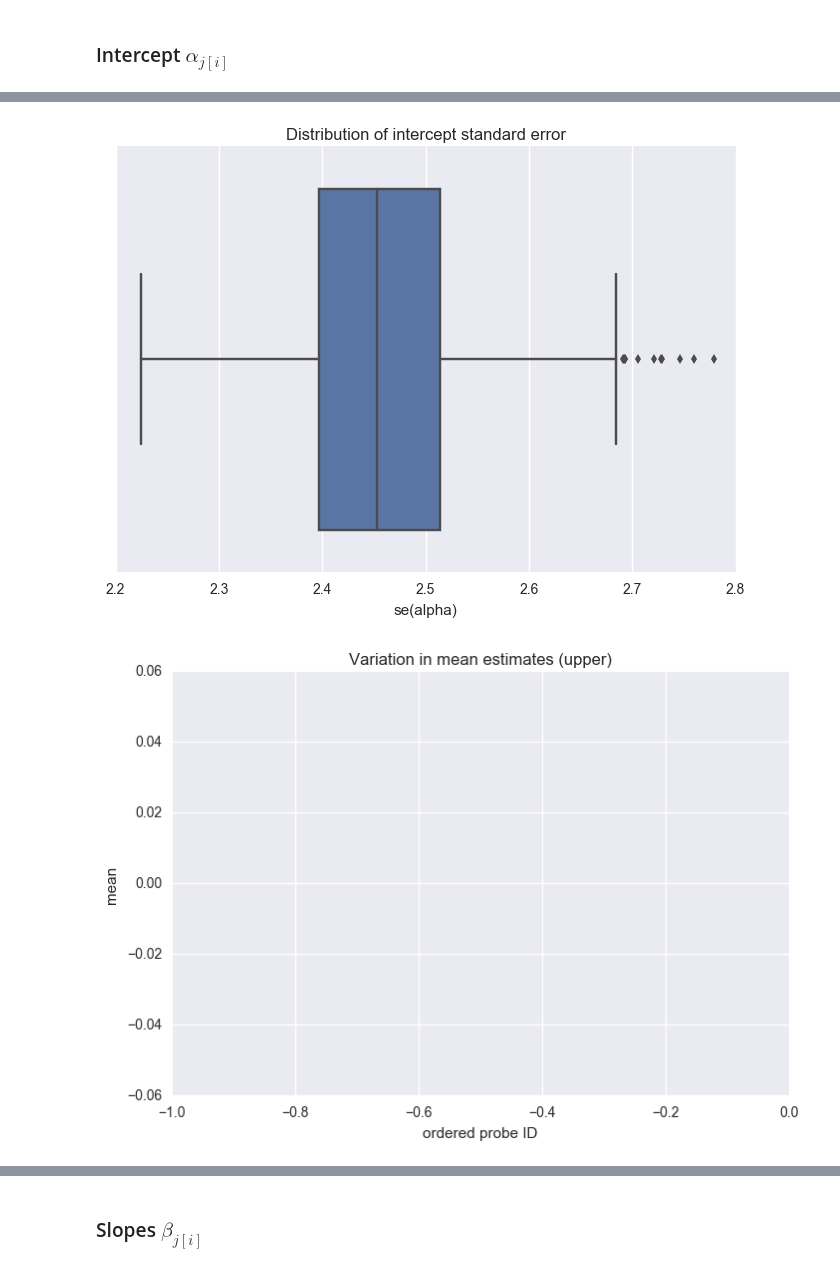
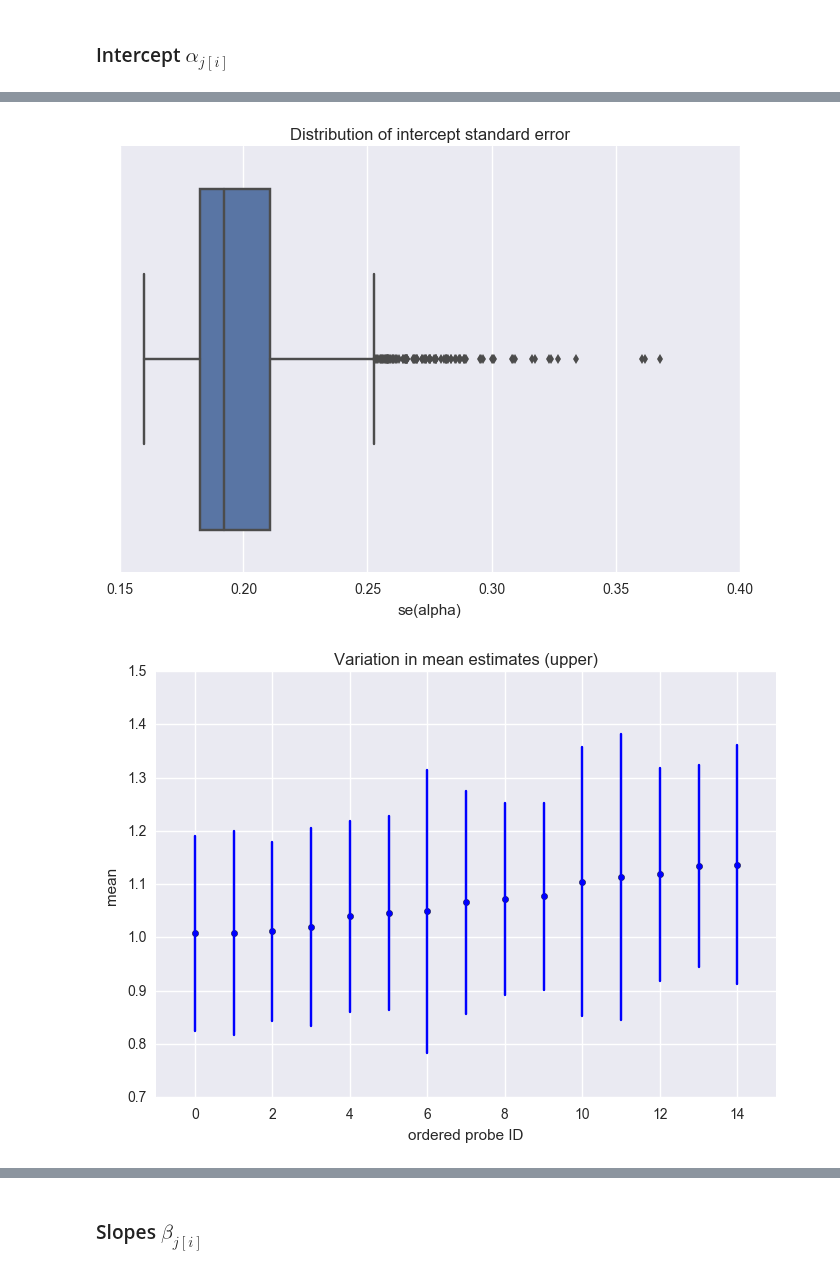
Before and after one commit to widdowquinn/SI_Holmes_etal_2017, a Jupyter notebook: 06-treatment_effect.ipynb, the cells around one changed output, grey strips where cells are left out. Saved outputs shown, nothing was run; the diff lists cells and outputs as text; code cells hidden in the pictures.

```diff
--- a/06-treatment_effect.ipynb
+++ b/06-treatment_effect.ipynb
@@ -132,8 +132,8 @@ treatment_data_dict = {'N': len(data),
                        'J': nprobes,
                        'probe': data['probe_index'] + 1,
                        't': data['treatment'],
-                       'x': data['input'],
-                       'y': data['output']}
+                       'x': data['log_input'],
+                       'y': data['log_output']}
 # %%
 # run stan fit
 treatment_fit = pystan.stan(model_code=treatment_model,
@@ -197,9 +197,9 @@ g = sns.boxplot(alpha_se)
 g.set_title("Distribution of intercept standard error")
 g.set_xlabel("se(alpha)");
 # %% [output]
-[figure, old version]
+[figure, new version]
 # %%
 # errors for intercept outliers
-tools.plot_threshold_errors(alpha_estimates, alpha_se, 65)
+tools.plot_threshold_errors(alpha_estimates, alpha_se, 1)
 # %% [output]
-[figure, old version]
+[figure, new version]
```
Also changed, not shown: parts of 12 cells of this notebook, 7 other files.
